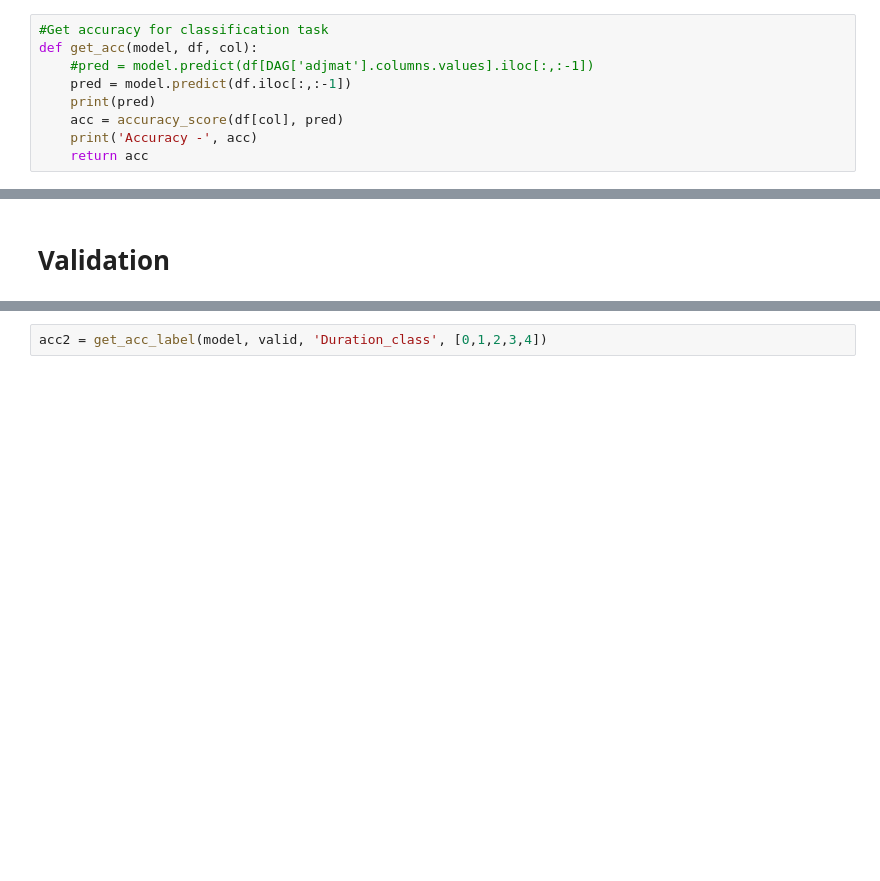
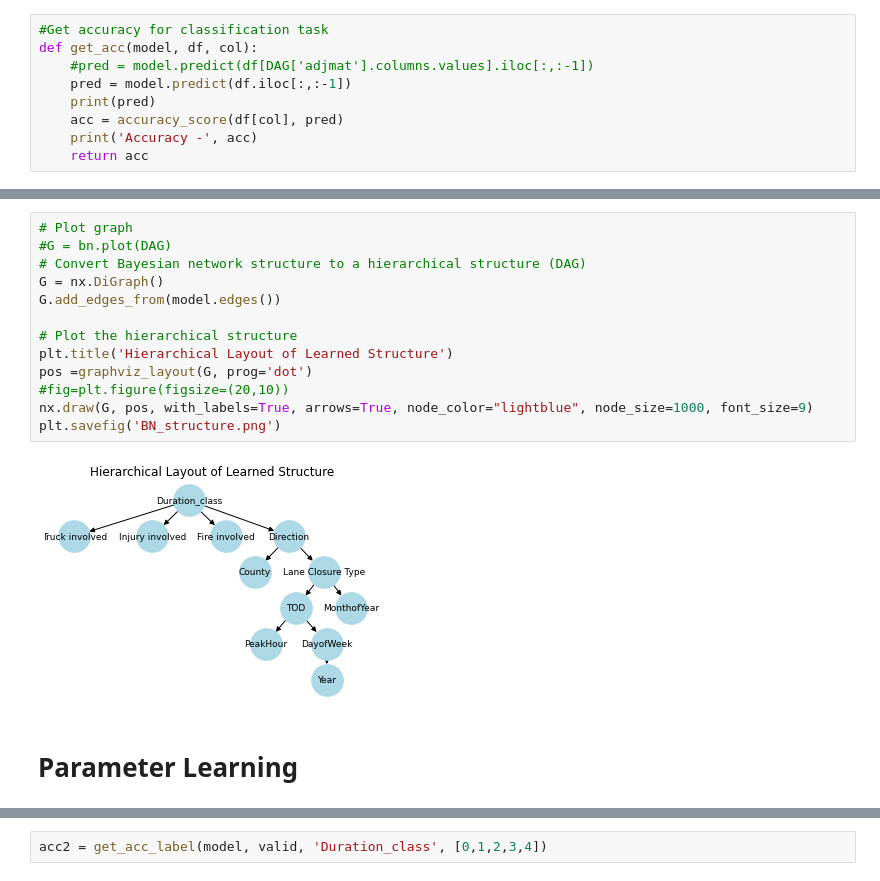
Before and after one commit to zilinbian56/BayesianNet-TID, a Jupyter notebook: Bayesian Net-TID Example.ipynb, the cells around one changed output, grey strips where cells are left out. Saved outputs shown, nothing was run; the diff lists cells and outputs as text; blank space fills up the shorter version.

```diff
--- a/Bayesian Net-TID Example.ipynb
+++ b/Bayesian Net-TID Example.ipynb
@@ -119,2 +99,17 @@ model.local_independencies(bayes.variables)
-# %% [markdown]
-# Validation
+# %%
+# Plot graph
+#G = bn.plot(DAG)
+# Convert Bayesian network structure to a hierarchical structure (DAG)
+G = nx.DiGraph()
+G.add_edges_from(model.edges())
+
+# Plot the hierarchical structure
+plt.title('Hierarchical Layout of Learned Structure')
+pos =graphviz_layout(G, prog='dot')
+#fig=plt.figure(figsize=(20,10))
+nx.draw(G, pos, with_labels=True, arrows=True, node_color="lightblue", node_size=1000, font_size=9)
+plt.savefig('BN_structure.png')
+# %% [output]
+[figure, added]
+# %% [markdown]
+# Parameter Learning
```
Also changed, not shown: parts of 30 cells of this notebook.
